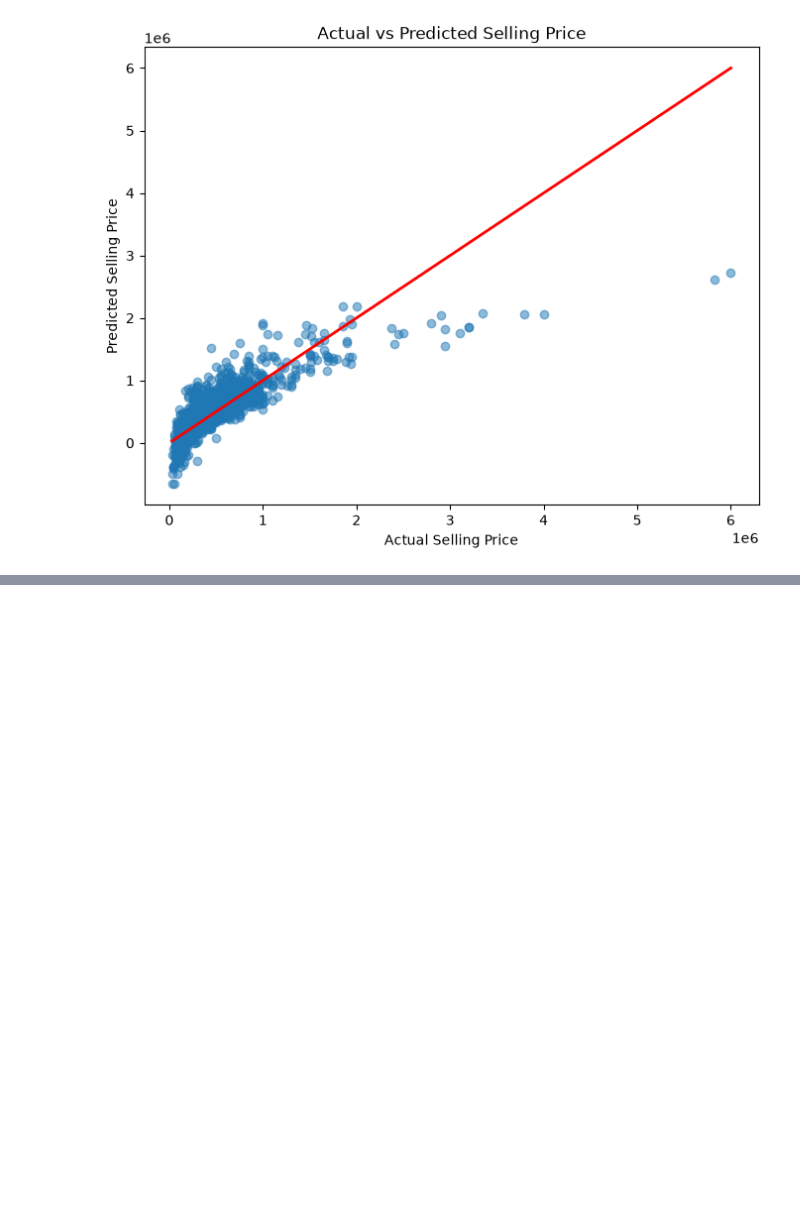
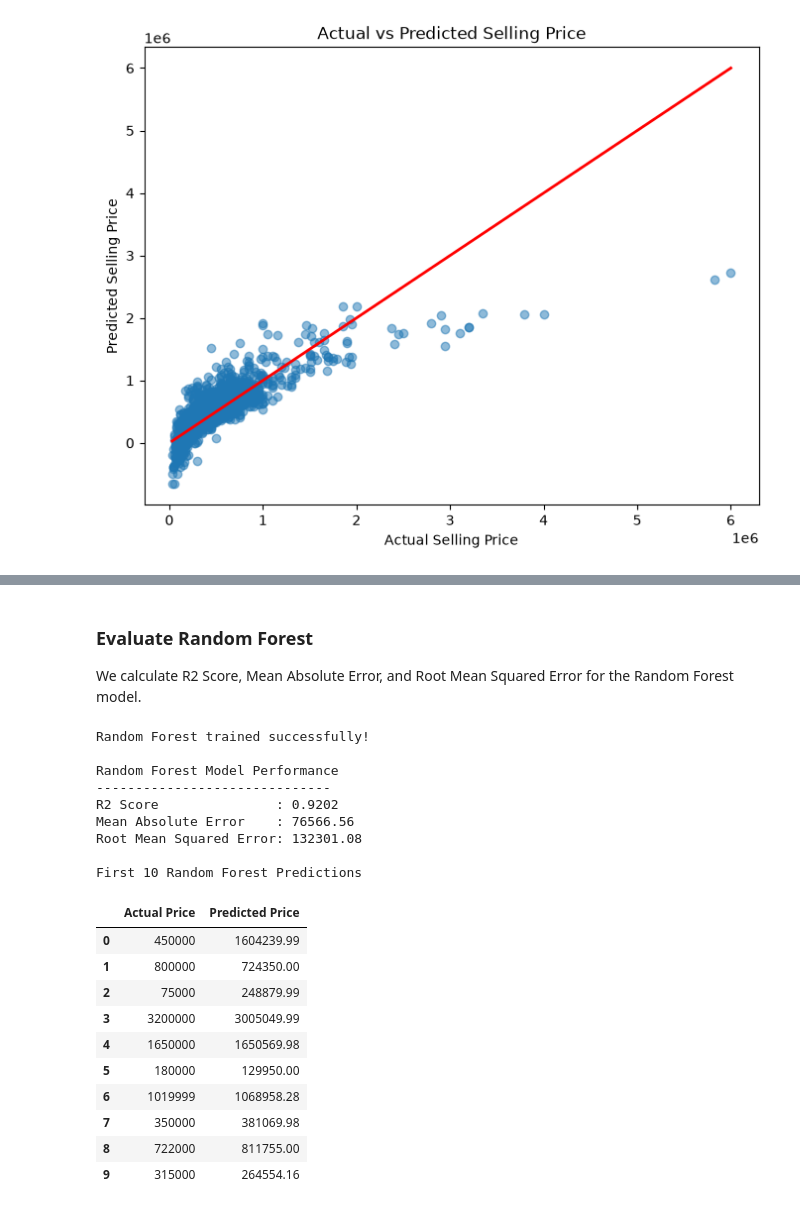
Before and after one commit to supriyakhadka24/car-price-prediction-ml, a Jupyter notebook: Car_Price_Prediction_Linear_Regression.ipynb, the cells around one changed output, grey strips where cells are left out. Drawn from its saved outputs; the diff is of its cells as text; code cells hidden in the pictures; blank space fills up the shorter version.

Commit message:
final model and flask app

```diff
--- a/Car_Price_Prediction_Linear_Regression.ipynb
+++ b/Car_Price_Prediction_Linear_Regression.ipynb
@@ -353,9 +491,11 @@ We separate the dataset into:
 # %%
-X = cars_data.drop("selling_price", axis=1)
+# Remove text and duplicate age information from the model inputs
+X = cars_data.drop(columns=["selling_price", "name", "year"])
 y = cars_data["selling_price"]
 
 print("Input Shape :", X.shape)
 print("Target Shape:", y.shape)
+print("Input columns:", X.columns.tolist())
 # %% [output]
 Input Shape : (6717, 10)
 Target Shape: (6717,)
@@ -581,0 +693,59 @@ We built a simple Linear Regression model to predict used car selling prices:
+# %% [markdown]
+### Evaluate Random Forest
+
+We calculate R2 Score, Mean Absolute Error, and Root Mean Squared Error for the Random Forest model.
+# %%
+from sklearn.ensemble import RandomForestRegressor
+
+# Create the Random Forest model
+random_forest_model = RandomForestRegressor(
+    n_estimators=100,
+    random_state=42
+)
+
+# Train the model
+random_forest_model.fit(X_train, y_train)
+print("Random Forest trained successfully!")
+
+# Make predictions
+random_forest_predictions = random_forest_model.predict(X_test)
+
+# Calculate model performance
+random_forest_r2 = r2_score(y_test, random_forest_predictions)
+random_forest_mae = mean_absolute_error(y_test, random_forest_predictions)
+random_forest_rmse = np.sqrt(mean_squared_error(y_test, random_forest_predictions))
+
+print("\nRandom Forest Model Performance")
+print("------------------------------")
+print("R2 Score               :", round(random_forest_r2, 4))
+print("Mean Absolute Error    :", round(random_forest_mae, 2))
+print("Root Mean Squared Error:", round(random_forest_rmse, 2))
+
+random_forest_results = pd.DataFrame({
+    "Actual Price": y_test.values[:10],
+    "Predicted Price": np.round(random_forest_predictions[:10], 2)
+})
+
+print("\nFirst 10 Random Forest Predictions")
+random_forest_results
+# %% [output]
+Random Forest trained successfully!
+
+Random Forest Model Performance
+------------------------------
+R2 Score               : 0.9202
+Mean Absolute Error    : 76566.56
+Root Mean Squared Error: 132301.08
+
+First 10 Random Forest Predictions
+|  | Actual Price | Predicted Price |
+| 0 | 450000 | 1604239.99 |
+| 1 | 800000 | 724350.00 |
+| 2 | 75000 | 248879.99 |
+| 3 | 3200000 | 3005049.99 |
+| 4 | 1650000 | 1650569.98 |
+| 5 | 180000 | 129950.00 |
+| 6 | 1019999 | 1068958.28 |
+| 7 | 350000 | 381069.98 |
+| 8 | 722000 | 811755.00 |
+| 9 | 315000 | 264554.16 |
```
Also changed, not shown: parts of 78 cells of this notebook, 8 other files.
